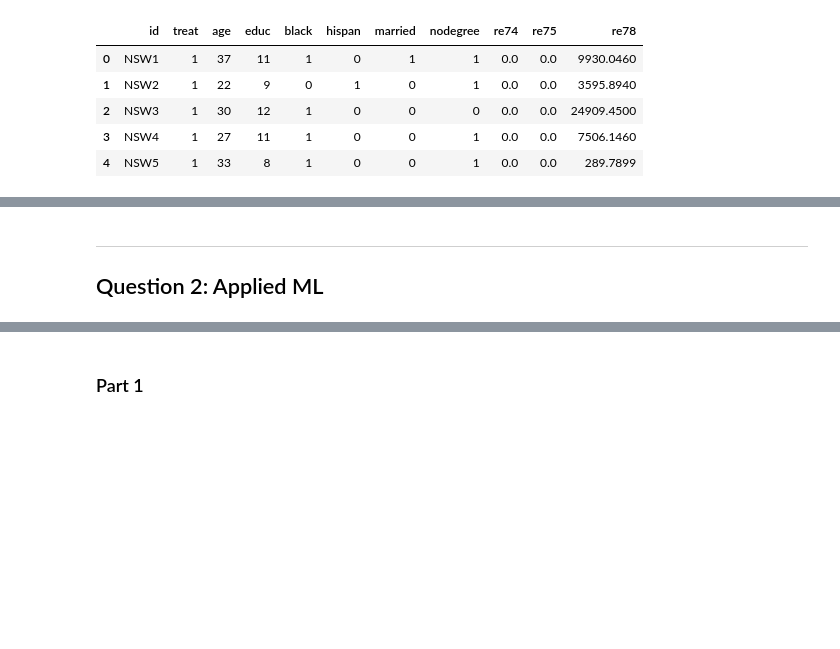
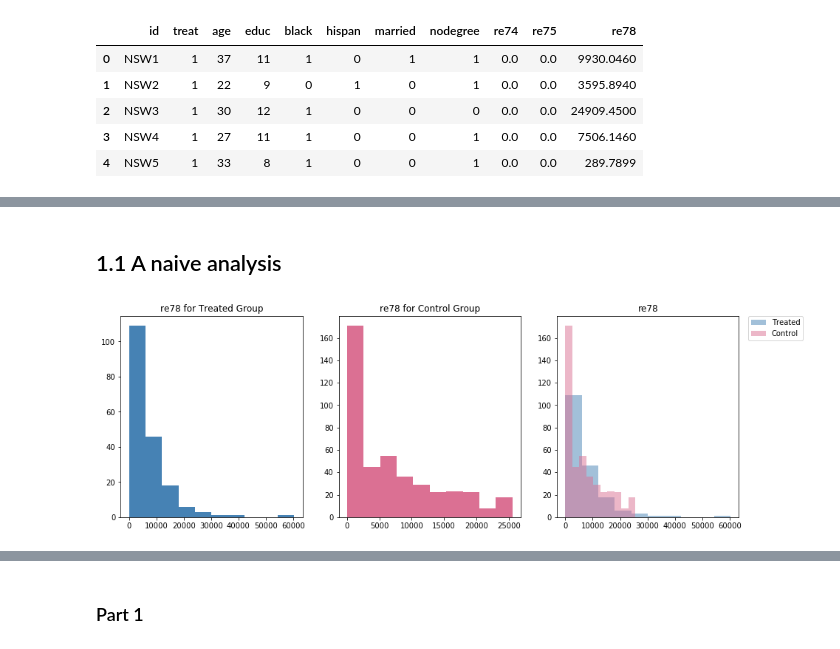
Before and after one commit to Amaumaury/ada-2017, a Jupyter notebook: 04 - Applied ML/Homework 4.ipynb, the cells around one changed output, grey strips where cells are left out. Saved outputs shown, nothing was run; the diff lists cells and outputs as text; code cells hidden in the pictures; blank space fills up the shorter version.

```diff
--- a/04 - Applied ML/Homework 4.ipynb
+++ b/04 - Applied ML/Homework 4.ipynb
@@ -172,10 +133,0 @@ la['Race'] = np.zeros(len(la))
-# %%
-for i in range(len(la)):
-    if  la['black'][i]==1:
-        la['Race'][i]='Black'
-    else:
-        if la['hispan'][i]==1:
-            la['Race'][i]='Hispanic'
-        else:
-            la['Race'][i] = 'White'
-la
@@ -346,4 +134,24 @@ plt.show()
-# %% [markdown]
-___
-
-## Question 2: Applied ML
+# %% [markdown]
+## 1.1 A naive analysis
+# %%
+def nice_hist(attribute):
+    fig, axes = plt.subplots(1, 3, figsize=(15,5))
+
+    ay = plt.subplot(1, 3, 1)
+    ay.set_title(attribute + " for Treated Group")
+    plt.hist(la[la['treat']==1][attribute], color = 'steelblue')
+
+    ay = plt.subplot(1, 3, 2)
+    ay.set_title(attribute + " for Control Group")
+    plt.hist(la[la['treat']==0][attribute],color = 'palevioletred')
+
+    ay = plt.subplot(1, 3, 3)
+    ay.set_title(attribute)
+    plt.hist(la[la['treat']==1][attribute],label = 'Treated', color = 'steelblue',alpha = 0.5)
+    ay.legend('Treated', loc = 'best')
+    plt.hist(la[la['treat']==0][attribute],label = 'Control', color = 'palevioletred',alpha = 0.5)
+    plt.legend(bbox_to_anchor=(1.05, 1), loc=2, borderaxespad=0.)
+# %%
+nice_hist('re78')
+# %% [output]
+[figure, added]
```
Also changed, not shown: parts of 86 cells of this notebook.
